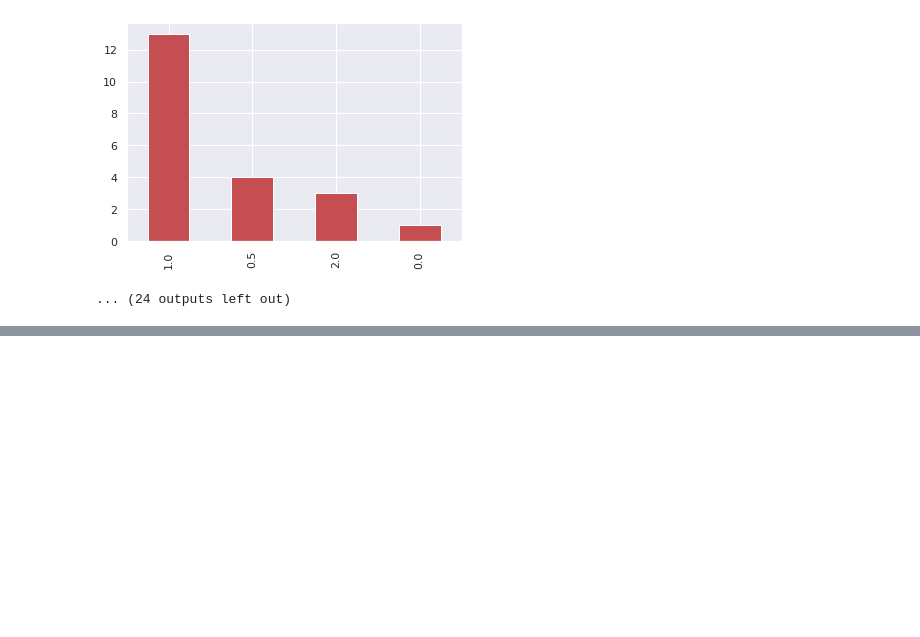
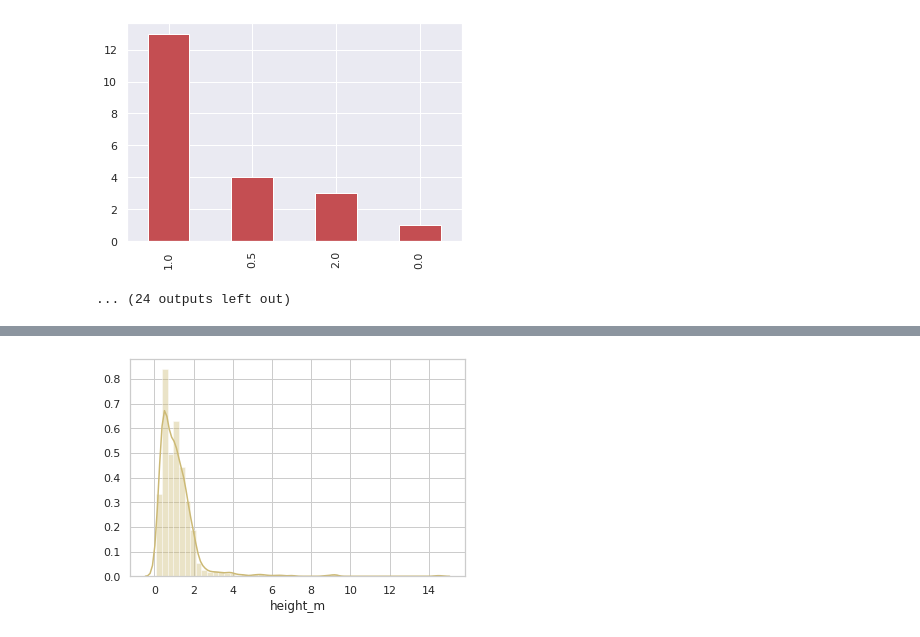
Before and after one commit to Shaheer-Imam/Data-Science, a Jupyter notebook: Pokemon_Data_Analysis.ipynb, the cells around one changed output, grey strips where cells are left out. Saved outputs shown, nothing was run; the diff lists cells and outputs as text; code cells hidden in the pictures; blank space fills up the shorter version.

```diff
--- a/Pokemon_Data_Analysis.ipynb
+++ b/Pokemon_Data_Analysis.ipynb
@@ -389,0 +465,4 @@ against_fight
+# %%
+ax_height = sns.distplot(all_data['height_m'], color="y")
+# %% [output]
+[figure, added]
```
Also changed, not shown: parts of 9 cells of this notebook.
